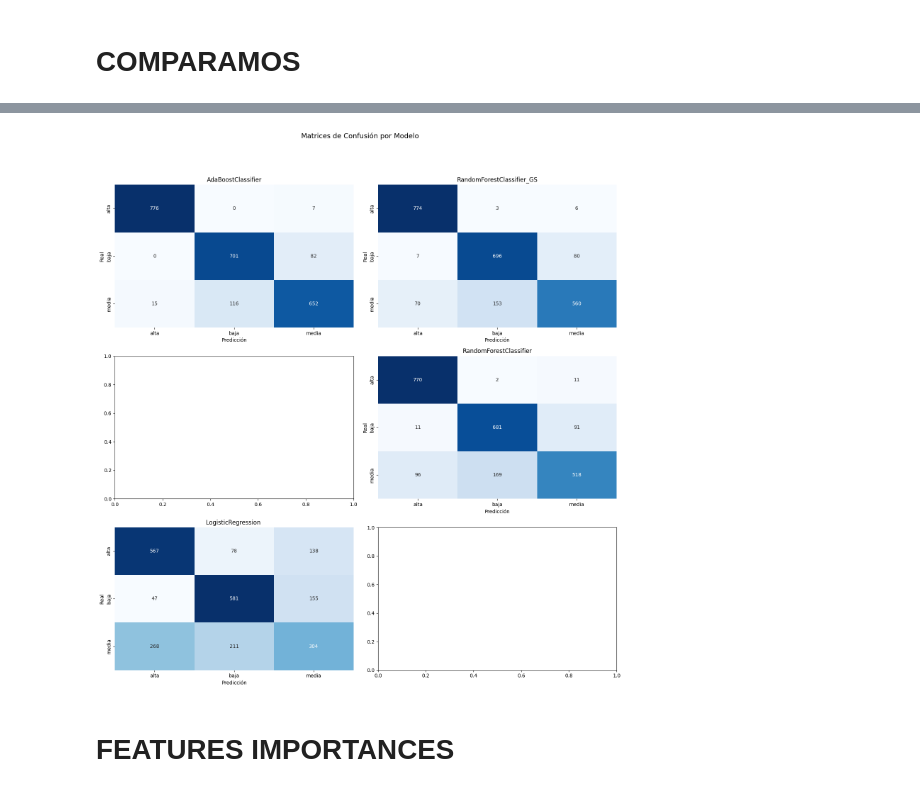
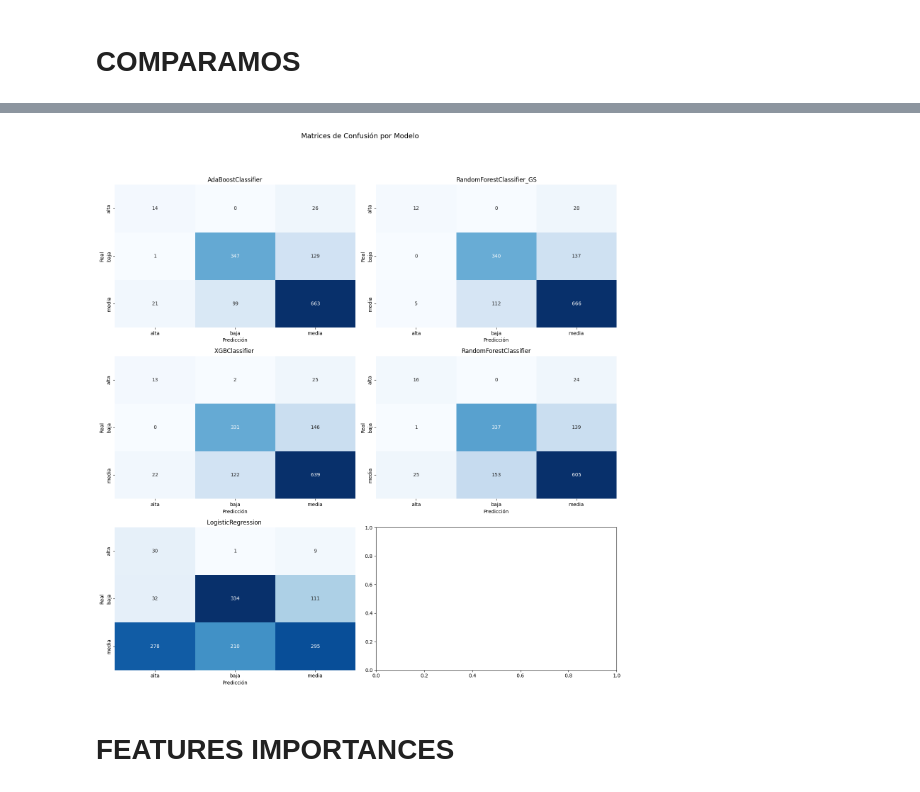
Before and after one commit to ana-macias/PROYECTO-MACHINE-LEARNING, a Jupyter notebook: notebooks/wine_modelos_variables.ipynb, the cells around one changed output, grey strips where cells are left out. Saved outputs shown, nothing was run; the diff lists cells and outputs as text; code cells hidden in the pictures.

```diff
--- a/notebooks/wine_modelos_variables.ipynb
+++ b/notebooks/wine_modelos_variables.ipynb
@@ -386,8 +417,8 @@ modelo_abc.fit(X_train, y_train)
 AdaBoostClassifier(estimator=DecisionTreeClassifier(max_depth=12),
                    learning_rate=0.5, n_estimators=150, random_state=10)
 # %%
-y_pred_abc = modelo_abc.predict(X_test)
-y_proba_abc = modelo_abc.predict_proba(X_test)
+y_pred_abc = modelo_abc.predict(X_test_scaled)
+y_proba_abc = modelo_abc.predict_proba(X_test_scaled)
 # %%
 # 1. Métricas básicas
 print("Accuracy:", accuracy_score(y_test, y_pred_abc))
@@ -459,4 +490,7 @@ y_train_encoded = le.fit_transform(y_train)  # Convierte ['alta', 'baja', 'media
 
 # Aplicar el mismo encoder a y_test (si lo tienes)
 y_test_encoded = le.transform(y_test)
+
+smote = SMOTE(random_state=42)
+X_res, y_res = smote.fit_resample(X_train_scaled, y_train_encoded)
 # %%
@@ -477,7 +512,7 @@ modelo_xgb = XGBClassifier(
     objective='multi:softmax',  # Necesario para multiclase
     num_class=3)
 
-modelo_xgb.fit(X_train, y_train_encoded)
+modelo_xgb.fit(X_res, y_res)
 # %% [output]
 XGBClassifier(base_score=None, booster=None, callbacks=None,
               colsample_bylevel=None, colsample_bynode=None,
@@ -491,9 +526,9 @@ XGBClassifier(base_score=None, booster=None, callbacks=None,
               monotone_constraints=None, multi_strategy=None, n_estimators=1000,
               n_jobs=None, num_class=3, ...)
 # %%
-y_pred_encoded = modelo_xgb.predict(X_test)
+y_pred_encoded = modelo_xgb.predict(X_test_scaled)
 y_pred_xgb= le.inverse_transform(y_pred_encoded)
-y_proba_xgb = modelo_xgb.predict_proba(X_test)
+y_proba_xgb = modelo_xgb.predict_proba(X_test_scaled)
 # %%
 # 1. Métricas básicas
 print("Accuracy:", accuracy_score(y_test, y_pred_xgb))
@@ -562,42 +617,42 @@ cm_lr = confusion_matrix(y_test, y_pred)
 cm_rf = confusion_matrix(y_test, y_pred_rf)
 cm_rf_gs = confusion_matrix(y_test, y_pred_rf_gs)
 cm_rf_abc = confusion_matrix(y_test, y_pred_abc)
-#cm_rf_xgb = confusion_matrix(y_test, y_pred_xgb)
+cm_rf_xgb = confusion_matrix(y_test, y_pred_xgb)
 
 
 # Configuración común
 labels = ['alta', 'baja', 'media']  # Etiquetas de clases
 fig, axes = plt.subplots(3, 2, figsize=(15, 15))  # 3 fila, 2 columnas
 plt.suptitle('Matrices de Confusión por Modelo', fontsize=14, y=1.05)
 
 # Función para generar heatmap
 def plot_confusion_matrix(cm, ax, title):
     sns.heatmap(
         cm,
         annot=True,
         fmt='d',
         cmap='Blues',
         cbar=False,
         xticklabels=labels,
         yticklabels=labels,
         ax=ax
     )
     ax.set_title(title)
     ax.set_xlabel('Predicción')
     ax.set_ylabel('Real')
 
 # Plotear cada matriz
 plot_confusion_matrix(cm_rf_abc, axes[0, 0], 'AdaBoostClassifier')
+plot_confusion_matrix(cm_rf_xgb, axes[1, 0], 'XGBClassifier ')
 plot_confusion_matrix(cm_rf_gs, axes[0, 1], 'RandomForestClassifier_GS')
-#plot_confusion_matrix(cm_rf_xgb, axes[1, 0], 'XGBClassifier ')
 plot_confusion_matrix(cm_rf, axes[1, 1], 'RandomForestClassifier')
 plot_confusion_matrix(cm_lr, axes[2, 0], 'LogisticRegression ')
 
 # Ajustar espacio entre subplots
 plt.tight_layout()
 plt.show()
 # %% [output]
-[figure, old version]
+[figure, new version]
 # %% [markdown]
 # FEATURES IMPORTANCES
 # %%
```
Also changed, not shown: parts of 33 cells of this notebook, 9 other files.
